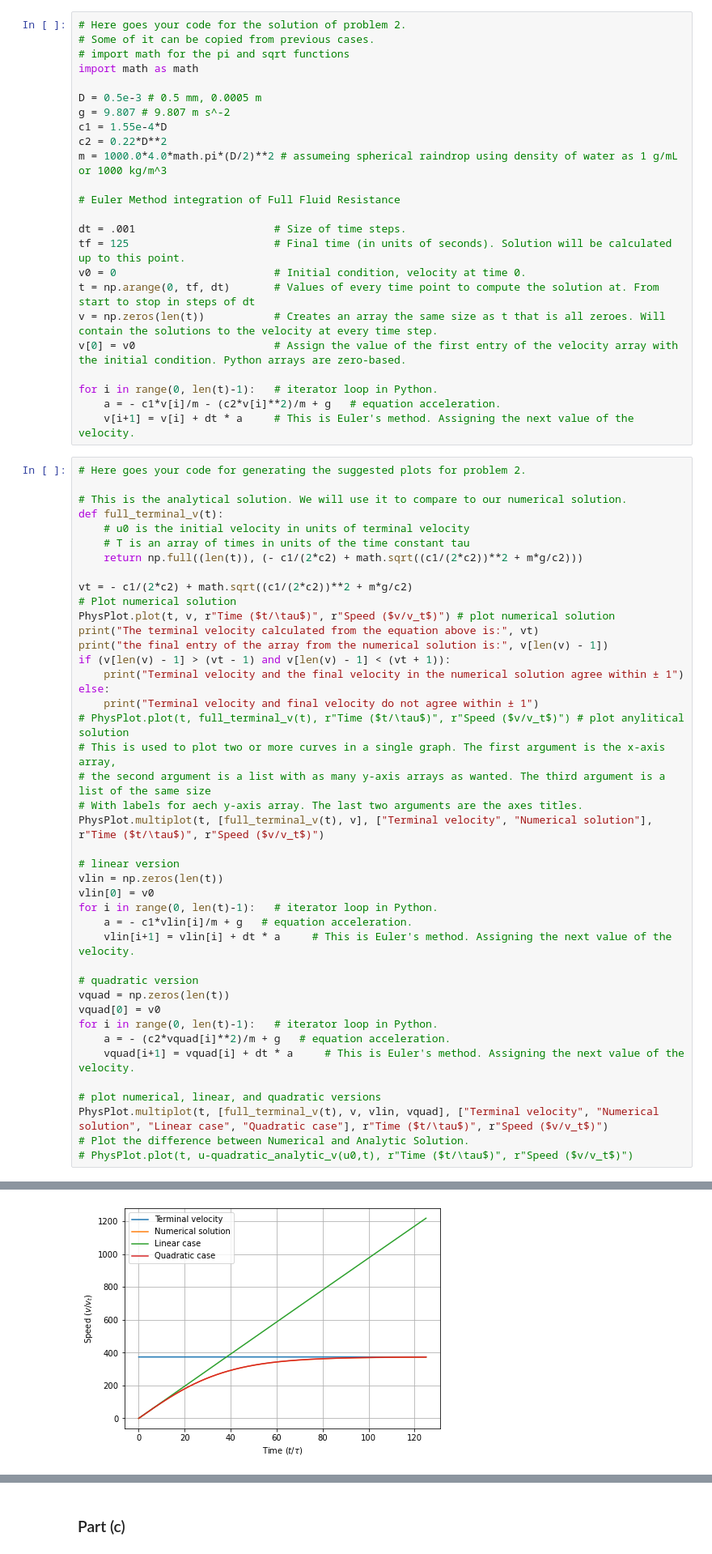
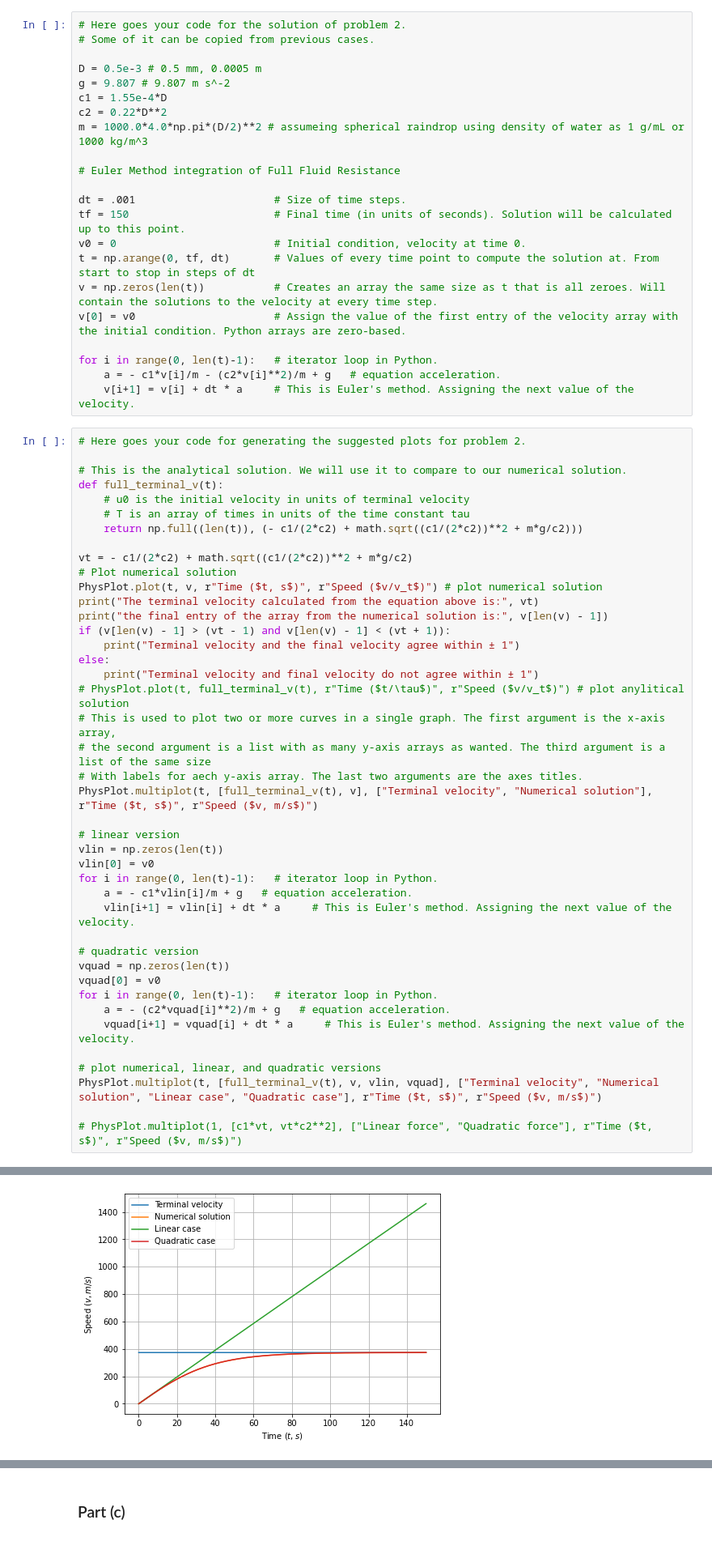
Before and after one commit to Youngposeidon/computational-mechanics-delivery, a Jupyter notebook: project1.ipynb, the cells around one changed output, grey strips where cells are left out. Shown at 81% size. Drawn from its saved outputs; the diff is of its cells as text.

```diff
--- a/project1.ipynb
+++ b/project1.ipynb
@@ -349,19 +349,17 @@ $v_t = -\frac{c_1}{2c_2} + \left[\left(\frac{c_1}{2 c_2}\right)^2 + \frac{mg}{c_
 # %%
 # Here goes your code for the solution of problem 2.
 # Some of it can be copied from previous cases.
-# import math for the pi and sqrt functions
-import math as math
 
 D = 0.5e-3 # 0.5 mm, 0.0005 m
 g = 9.807 # 9.807 m s^-2
 c1 = 1.55e-4*D
 c2 = 0.22*D**2
-m = 1000.0*4.0*math.pi*(D/2)**2 # assumeing spherical raindrop using density of water as 1 g/mL or 1000 kg/m^3
+m = 1000.0*4.0*np.pi*(D/2)**2 # assumeing spherical raindrop using density of water as 1 g/mL or 1000 kg/m^3
 
 # Euler Method integration of Full Fluid Resistance
 
 dt = .001                      # Size of time steps.
-tf = 125                       # Final time (in units of seconds). Solution will be calculated up to this point.
+tf = 150                       # Final time (in units of seconds). Solution will be calculated up to this point.
 v0 = 0                         # Initial condition, velocity at time 0.
 t = np.arange(0, tf, dt)       # Values of every time point to compute the solution at. From start to stop in steps of dt
 v = np.zeros(len(t))           # Creates an array the same size as t that is all zeroes. Will contain the solutions to the velocity at every time step.
@@ -381,18 +379,18 @@ def full_terminal_v(t):
 
 vt = - c1/(2*c2) + math.sqrt((c1/(2*c2))**2 + m*g/c2)
 # Plot numerical solution
-PhysPlot.plot(t, v, r"Time ($t/\tau$)", r"Speed ($v/v_t$)") # plot numerical solution
+PhysPlot.plot(t, v, r"Time ($t, s$)", r"Speed ($v/v_t$)") # plot numerical solution
 print("The terminal velocity calculated from the equation above is:", vt)
 print("the final entry of the array from the numerical solution is:", v[len(v) - 1])
 if (v[len(v) - 1] > (vt - 1) and v[len(v) - 1] < (vt + 1)):
-    print("Terminal velocity and the final velocity in the numerical solution agree within ± 1")
+    print("Terminal velocity and the final velocity agree within ± 1")
 else:
     print("Terminal velocity and final velocity do not agree within ± 1")
 # PhysPlot.plot(t, full_terminal_v(t), r"Time ($t/\tau$)", r"Speed ($v/v_t$)") # plot anylitical solution
 # This is used to plot two or more curves in a single graph. The first argument is the x-axis array,
 # the second argument is a list with as many y-axis arrays as wanted. The third argument is a list of the same size
 # With labels for aech y-axis array. The last two arguments are the axes titles.
-PhysPlot.multiplot(t, [full_terminal_v(t), v], ["Terminal velocity", "Numerical solution"], r"Time ($t/\tau$)", r"Speed ($v/v_t$)")
+PhysPlot.multiplot(t, [full_terminal_v(t), v], ["Terminal velocity", "Numerical solution"], r"Time ($t, s$)", r"Speed ($v, m/s$)")
 
 # linear version
 vlin = np.zeros(len(t))
@@ -409,8 +407,8 @@ for i in range(0, len(t)-1):   # iterator loop in Python.
     vquad[i+1] = vquad[i] + dt * a     # This is Euler's method. Assigning the next value of the velocity.
 
 # plot numerical, linear, and quadratic versions
-PhysPlot.multiplot(t, [full_terminal_v(t), v, vlin, vquad], ["Terminal velocity", "Numerical solution", "Linear case", "Quadratic case"], r"Time ($t/\tau$)", r"Speed ($v/v_t$)")
-# Plot the difference between Numerical and Analytic Solution.
-# PhysPlot.plot(t, u-quadratic_analytic_v(u0,t), r"Time ($t/\tau$)", r"Speed ($v/v_t$)")
+PhysPlot.multiplot(t, [full_terminal_v(t), v, vlin, vquad], ["Terminal velocity", "Numerical solution", "Linear case", "Quadratic case"], r"Time ($t, s$)", r"Speed ($v, m/s$)")
+
+# PhysPlot.multiplot(1, [c1*vt, vt*c2**2], ["Linear force", "Quadratic force"], r"Time ($t, s$)", r"Speed ($v, m/s$)")
 # %% [output]
 The terminal velocity calculated from the equation above is: 373.5201583015885
@@ -421,2 +419,2 @@ Terminal velocity and final velocity do not agree within ± 1
-[figure, old version]
+[figure, new version]
 # %%
```
Also changed, not shown: parts of 11 cells of this notebook.
